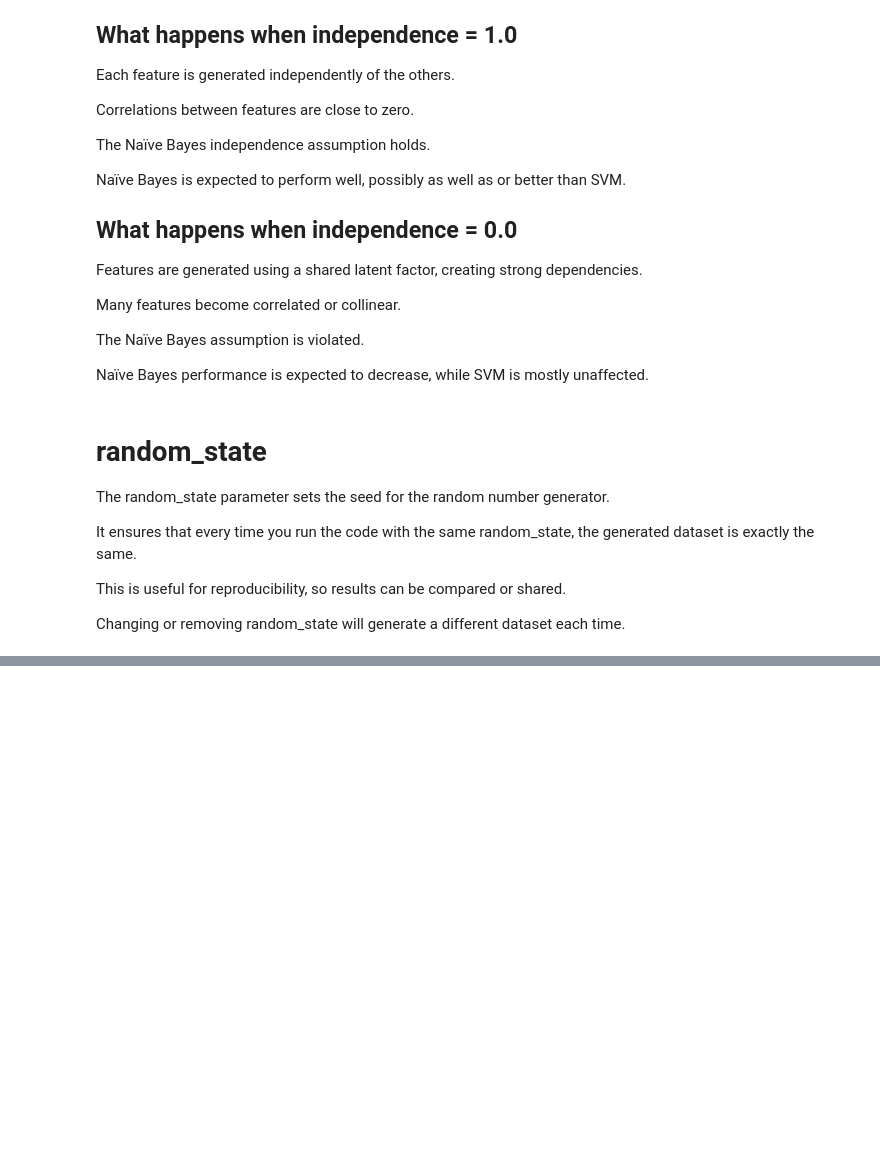
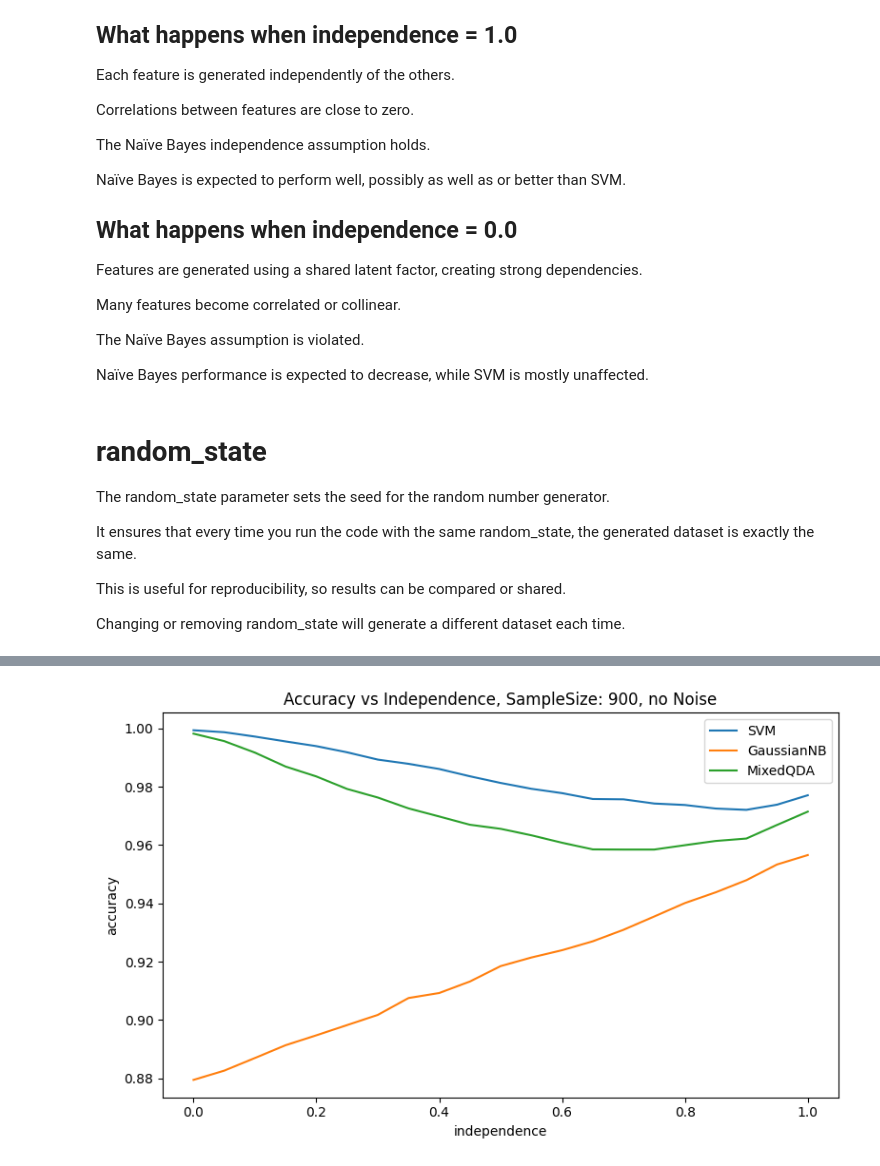
Before and after one commit to JanKoch99/MachineLearningDataMining, a Jupyter notebook: DataGeneration.ipynb, the cells around one changed output, grey strips where cells are left out. Drawn from its saved outputs; the diff is of its cells as text; code cells hidden in the pictures; blank space fills up the shorter version.

```diff
--- a/DataGeneration.ipynb
+++ b/DataGeneration.ipynb
@@ -665,0 +778,74 @@ plt.show()
+# %%
+from sklearn.svm import SVC
+from sklearn.metrics import accuracy_score
+from sklearn.naive_bayes import GaussianNB
+from sklearn.model_selection import train_test_split
+
+samples = 900
+independence_steps = np.round(np.arange(0, 1.05, 0.05), 2)
+noise_sigma = undefined
+random_states = range(1, 101)
+
+continuous_cols = ["Age", "RestingBP", "Cholesterol", "MaxHR", "Oldpeak"]
+
+# Collect accuracies
+accuracy = pd.DataFrame(
+    columns=[
+        "independence",
+        "svm", "gaussian", "mixed_qda"
+    ]
+)
+
+for independence_step in independence_steps:
+
+    svm_acc = []
+    nb_acc = []
+    mixed_qda_acc = []
+
+    for random_state in random_states:
+        # Generate Dataset
+        data = generate_synthetic_data(
+            n_samples=samples,
+            independence=independence_step,
+            random_state=random_state,
+            noise_sigma=noise_sigma
+        )
+        X = scale_features(data.loc[:, data.columns != 'y'])
+        Y = data['y']
+        X_train, X_test, y_train, y_test = train_test_split(X, Y, test_size=0.2, random_state=random_state)
+
+        X_cont_cols = [col for col in X_train.columns if col in continuous_cols]
+        X_bin_cols = [col for col in X_train.columns if col not in X_cont_cols]
+
+        # Create Models
+        svm = SVC(kernel='rbf', random_state=random_state)
+        nb = GaussianNB()
+        mixed_qda = MixedQDA(continuous_cols=X_cont_cols, binary_cols=X_bin_cols)
+
+        # Train Models
+        svm.fit(X_train, y_train)
+        nb.fit(X_train, y_train)
+        mixed_qda.fit(X_train, y_train)
+
+        # Save Accuracy
+        svm_acc.append(accuracy_score(y_test, svm.predict(X_test)))
+        nb_acc.append(accuracy_score(yf_test, nb_f.predict(Xf_test)))
+        mixed_qda_acc.append(accuracy_score(yf_test, mixed_qda_f.predict(Xf_test)))
+
+    accuracy.loc[len(accuracy)] = [
+        independence_step,
+        np.mean(svm_acc), np.mean(nb_acc), np.mean(mixed_qda_acc)
+    ]
+
+plt.figure(figsize=(8,5))
+plt.plot(accuracy["independence"], accuracy["svm"], label="SVM")
+plt.plot(accuracy["independence"], accuracy["gaussian"], label="GaussianNB")
+plt.plot(accuracy["independence"], accuracy["mixed_qda"], label="MixedQDA")
+plt.xlabel("independence")
+plt.ylabel("accuracy")
+plt.legend()
+plt.title("Accuracy vs Independence, SampleSize: 900, no Noise")
+plt.tight_layout()
+plt.show()
+# %% [output]
+[figure, added]
```
Also changed, not shown: parts of 13 cells of this notebook.
